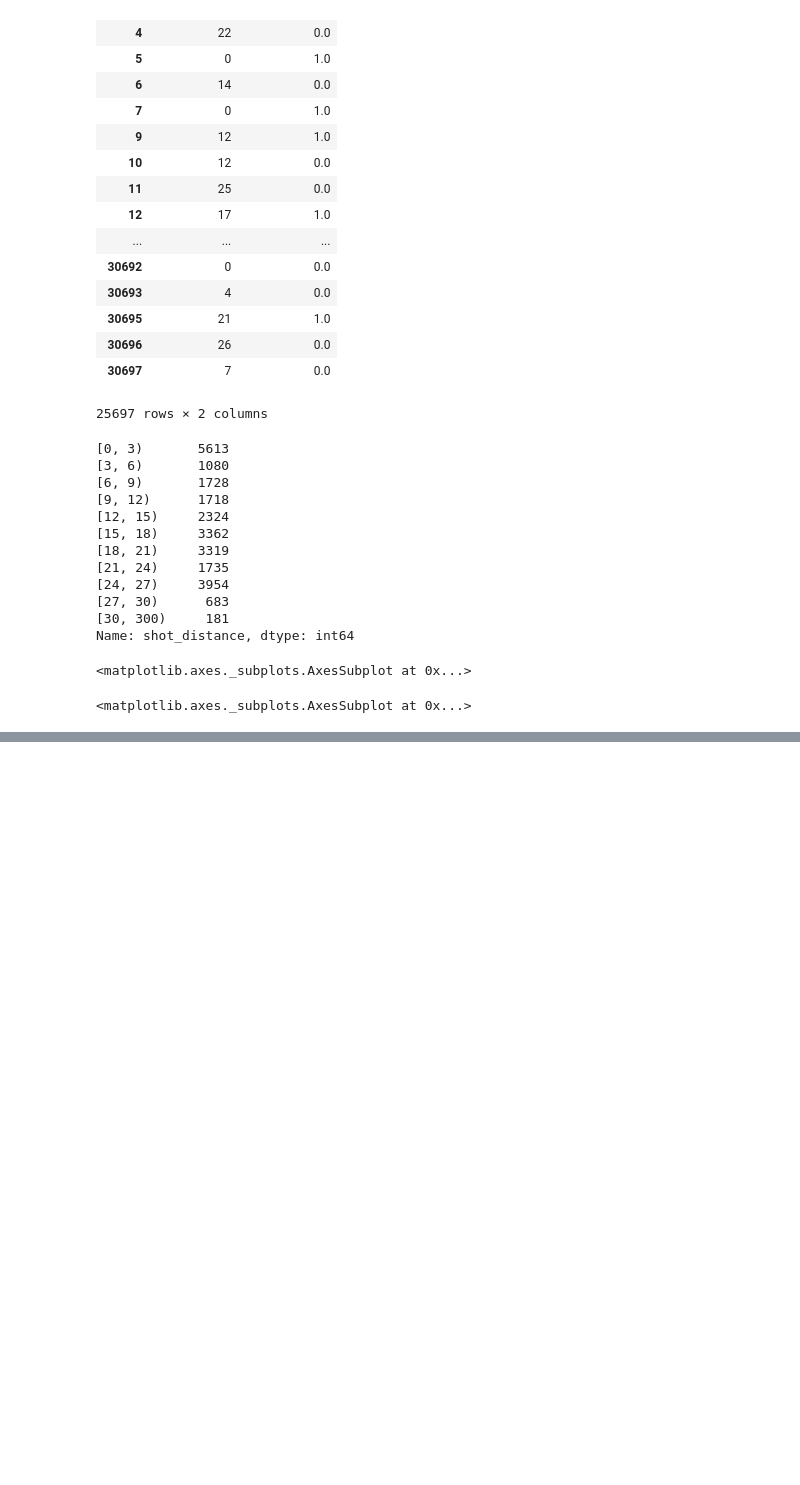
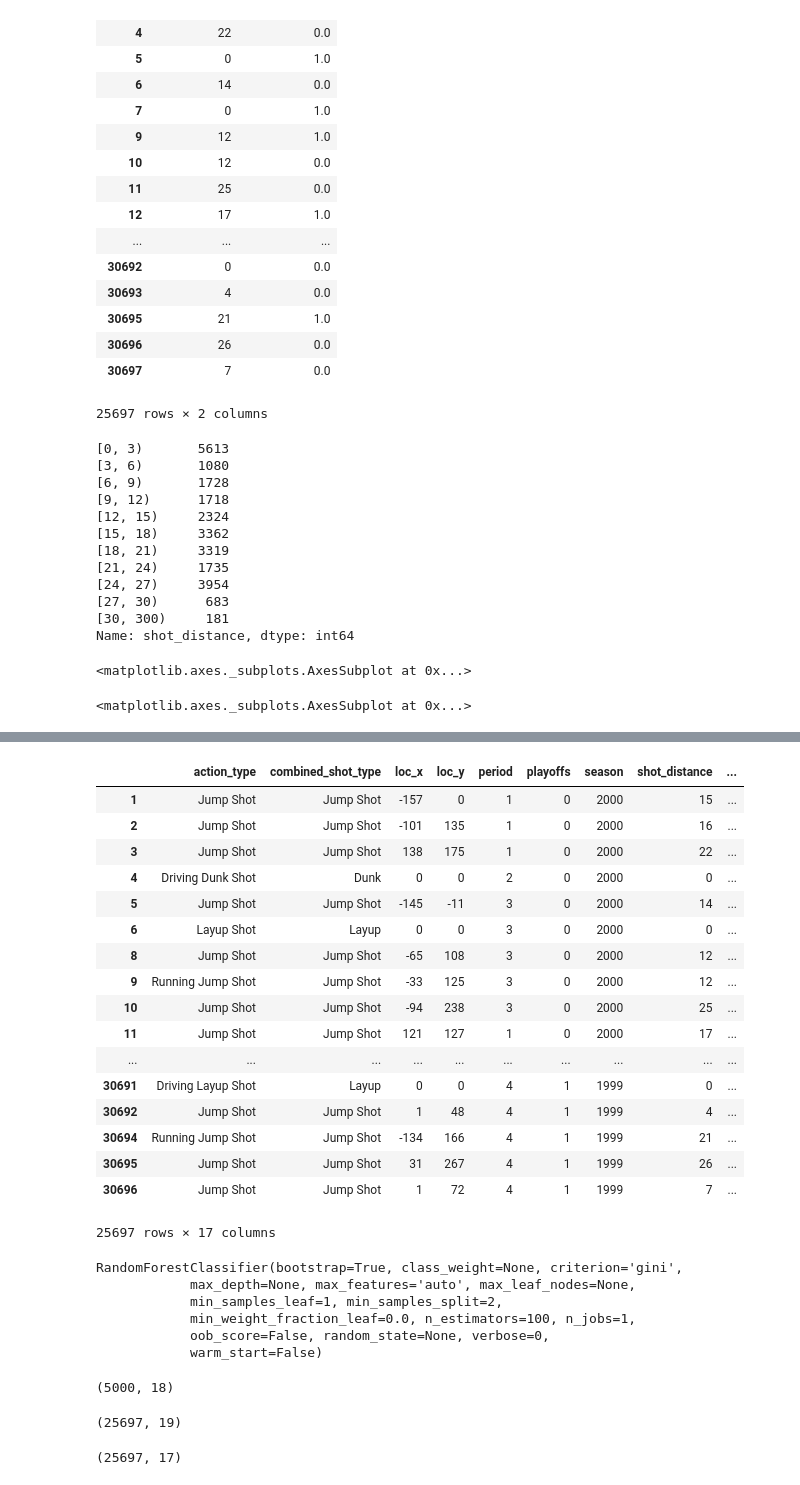
Before and after one commit to pratik1105/data-science-tinkering, a Jupyter notebook: Kobe-Bryant-Kaggle/kobe bryant.ipynb, the cells around one changed output, grey strips where cells are left out. Drawn from its saved outputs; the diff is of its cells as text; code cells hidden in the pictures; blank space fills up the shorter version.

Commit message:
updated to include random forest submission

```diff
--- a/Kobe-Bryant-Kaggle/kobe bryant.ipynb
+++ b/Kobe-Bryant-Kaggle/kobe bryant.ipynb
@@ -422,0 +490,2 @@ plt.show()
+# %%
+train=train.drop('shot_id',1)
@@ -422,0 +494,44 @@ plt.show()
+# %%
+train
+# %% [output]
+|  | action_type | combined_shot_type | loc_x | loc_y | period | playoffs | season | shot_distance | ... |
+| 1 | Jump Shot | Jump Shot | -157 | 0 | 1 | 0 | 2000 | 15 | ... |
+| 2 | Jump Shot | Jump Shot | -101 | 135 | 1 | 0 | 2000 | 16 | ... |
+| 3 | Jump Shot | Jump Shot | 138 | 175 | 1 | 0 | 2000 | 22 | ... |
+| 4 | Driving Dunk Shot | Dunk | 0 | 0 | 2 | 0 | 2000 | 0 | ... |
+| 5 | Jump Shot | Jump Shot | -145 | -11 | 3 | 0 | 2000 | 14 | ... |
+| 6 | Layup Shot | Layup | 0 | 0 | 3 | 0 | 2000 | 0 | ... |
+| 8 | Jump Shot | Jump Shot | -65 | 108 | 3 | 0 | 2000 | 12 | ... |
+| 9 | Running Jump Shot | Jump Shot | -33 | 125 | 3 | 0 | 2000 | 12 | ... |
+| 10 | Jump Shot | Jump Shot | -94 | 238 | 3 | 0 | 2000 | 25 | ... |
+| 11 | Jump Shot | Jump Shot | 121 | 127 | 1 | 0 | 2000 | 17 | ... |
+| ... | ... | ... | ... | ... | ... | ... | ... | ... | ... |
+| 30691 | Driving Layup Shot | Layup | 0 | 0 | 4 | 1 | 1999 | 0 | ... |
+| 30692 | Jump Shot | Jump Shot | 1 | 48 | 4 | 1 | 1999 | 4 | ... |
+| 30694 | Running Jump Shot | Jump Shot | -134 | 166 | 4 | 1 | 1999 | 21 | ... |
+| 30695 | Jump Shot | Jump Shot | 31 | 267 | 4 | 1 | 1999 | 26 | ... |
+| 30696 | Jump Shot | Jump Shot | 1 | 72 | 4 | 1 | 1999 | 7 | ... |
+25697 rows × 17 columns
+# %%
+forest.fit(train,train_y)
+# %% [output]
+RandomForestClassifier(bootstrap=True, class_weight=None, criterion='gini',
+            max_depth=None, max_features='auto', max_leaf_nodes=None,
+            min_samples_leaf=1, min_samples_split=2,
+            min_weight_fraction_leaf=0.0, n_estimators=100, n_jobs=1,
+            oob_score=False, random_state=None, verbose=0,
+            warm_start=False)
+# %%
+submission_data = df[df['shot_made_flag'].isnull()]
+submission_data = submission_data.drop('shot_made_flag', 1)
+submission_data.shape
+# %% [output]
+(5000, 18)
+# %%
+data.shape
+# %% [output]
+(25697, 19)
+# %%
+train.shape
+# %% [output]
+(25697, 17)
```
Also changed, not shown: parts of 28 cells of this notebook.
